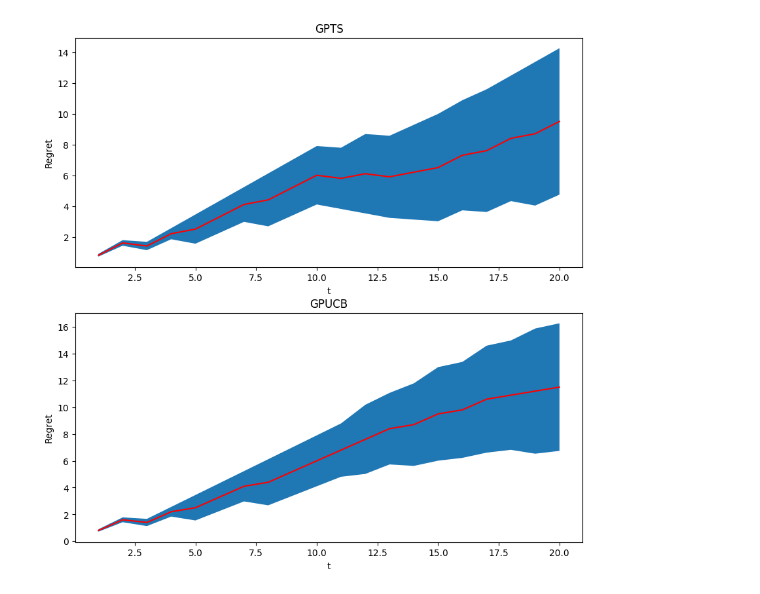
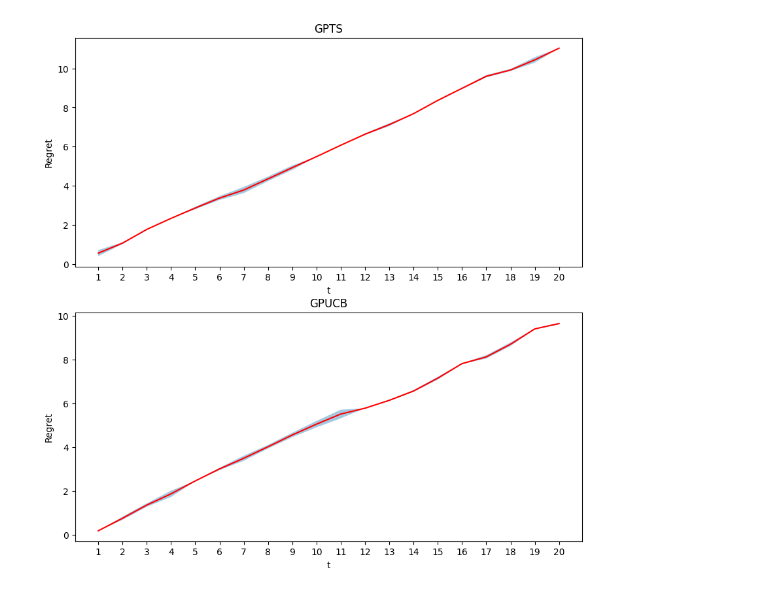
Before and after one commit to FPuoti255/OLA_project, a Jupyter notebook: src/trial_notebook.ipynb, the cells around one changed output. Saved outputs shown, nothing was run; the diff lists cells and outputs as text; code cells hidden in the pictures.

```diff
--- a/src/trial_notebook.ipynb
+++ b/src/trial_notebook.ipynb
@@ -24,68 +24,36 @@ from Ecommerce4 import *
 from Ecommerce5 import *
 from Ecommerce6 import *
 # %%
-
-# -----------STEP 5------------
+# -----------STEP 4------------
+gpts_rewards_per_experiment = []
 gpucb_rewards_per_experiment = []
-gpts_rewards_per_experiment = []
 
 opts = []
 
 for e in tqdm(range(0, n_experiments), position=0, desc="n_experiment", leave=False):
     env, nodes_activation_probabilities, num_sold_items, observations_probabilities = generate_new_environment()
 
-    ecomm5_gpts = Ecommerce5_GPTS(
+    ecomm4_gpts = Ecommerce4_GPTS(
         B_cap, budgets, product_prices)
-    ecomm5_ucb = Ecommerce5_UCB(
+    ecomm4_ucb = Ecommerce4_GPUCB(
         B_cap, budgets, product_prices)
 
     for t in tqdm(range(0, T), position=1, desc="n_iteration", leave=False):
-        arm, arm_idx = ecomm5_ucb.pull_arm()
-        reward = env.round_step5(arm)
-        ecomm5_ucb.update(arm_idx, reward)
+        arm = ecomm4_ucb.pull_arm()
+        reward, sold_items = env.round_step4(arm, num_sold_items)
+        ecomm4_ucb.update(arm, reward, sold_items)
 
-        arm, arm_idx = ecomm5_gpts.pull_arm()
-        reward = env.round_step5(arm)
-        ecomm5_gpts.update(arm_idx, reward)
+        arm = ecomm4_gpts.pull_arm()
+        reward, sold_items = env.round_step4(arm, num_sold_items)
+        ecomm4_gpts.update(arm, reward, sold_items)
 
-    gpucb_rewards_per_experiment.append(ecomm5_ucb.collected_rewards)
-    gpts_rewards_per_experiment.append(ecomm5_gpts.collected_rewards)
+    gpucb_rewards_per_experiment.append(ecomm4_ucb.collected_rewards)
+    gpts_rewards_per_experiment.append(ecomm4_gpts.collected_rewards)
 
-    opts.append(np.max(env.get_network().get_adjacency_matrix()))
+    opts.append(np.sum(env.get_users_alpha(), axis=0)[1:])
 
-# plot_regrets_step5(gpts_rewards_per_experiment=gpts_rewards_per_experiment,
-#                     gpucb_rewards_per_experiment=gpucb_rewards_per_experiment, opts=opts)
+
+plot_regrets_step4(gpts_rewards_per_experiment,
+                    gpucb_rewards_per_experiment, opts)
+# %% [output]
+[figure, added]
-# %%
-from matplotlib import pyplot as plt
-gpts_rewards_per_experiment = np.array(gpts_rewards_per_experiment)
-gpucb_rewards_per_experiment = np.array(gpucb_rewards_per_experiment)
-opts = np.array(opts)
-
-gpts_regret = np.cumsum(
-    np.mean((opts - gpts_rewards_per_experiment.T).T, axis=0))
-gpucb_regret = np.cumsum(
-    np.mean((opts - gpucb_rewards_per_experiment.T).T, axis=0))
-
-gpts_std_regret = np.cumsum(np.std((opts - gpts_rewards_per_experiment.T).T, axis=0))
-gpucb_std_regret = np.cumsum(np.std((opts - gpts_rewards_per_experiment.T).T, axis=0))
-
-fig, ax = plt.subplots(nrows=2, ncols=1, figsize=(10, 10))
-
-ticks = np.arange(start=1, stop=T + 1, step=1)
-
-ax[0].plot(ticks, gpts_regret, color='r')
-ax[0].fill_between(ticks, gpts_regret - gpts_std_regret, gpts_regret + gpts_std_regret, alpha = 0.4)
-ax[0].set_xlabel('t')
-ax[0].set_ylabel('Regret')
-ax[0].set_title('GPTS')
-
-ax[1].plot(ticks, gpucb_regret, color='r')
-ax[1].fill_between(ticks, gpucb_regret - gpucb_std_regret, gpucb_regret + gpucb_std_regret)
-ax[1].set_xlabel('t')
-ax[1].set_ylabel('Regret')
-ax[1].set_title('GPUCB')
-
-
-plt.show()
-# %% [output]
-[figure, removed]
```
Also changed, not shown: 2 other files.
